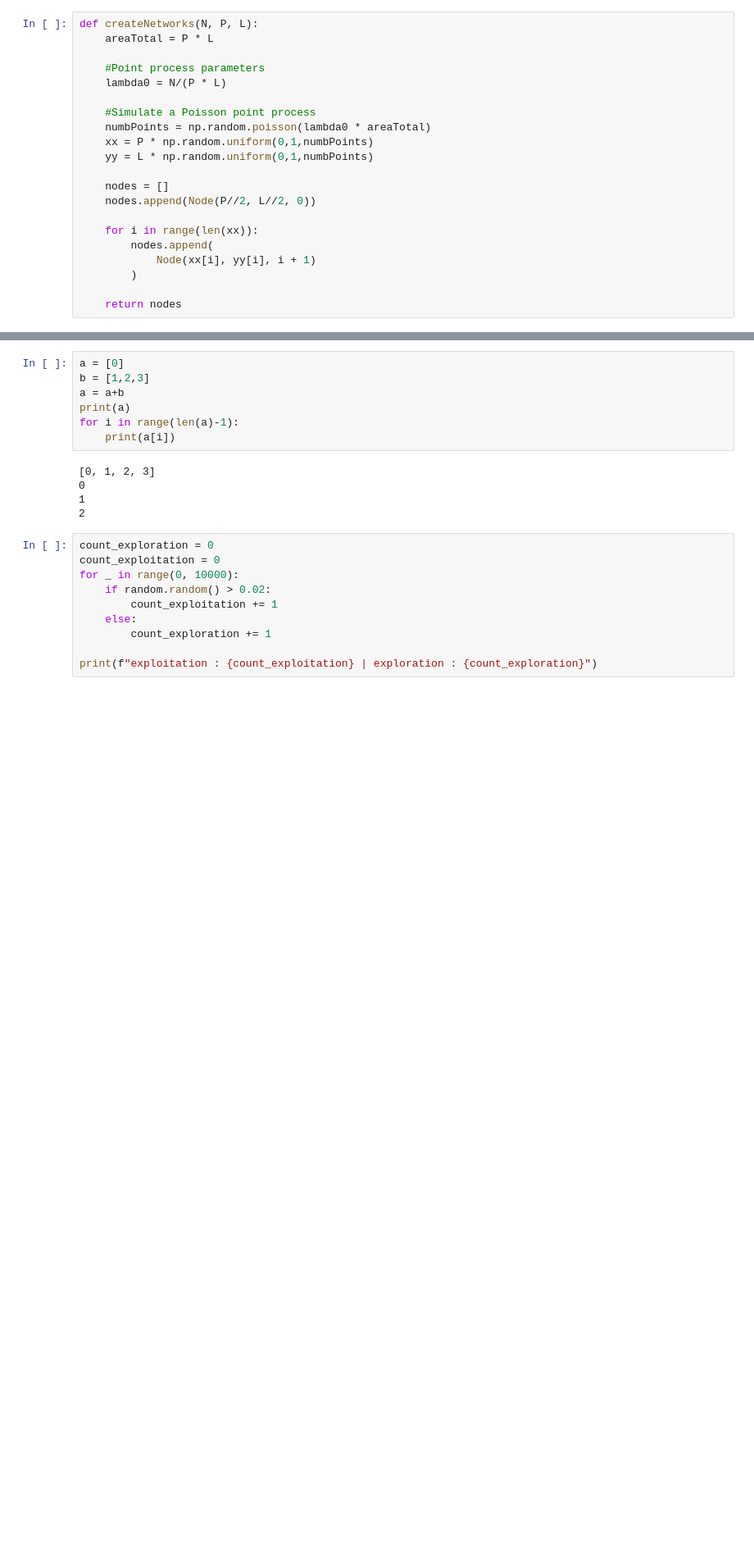
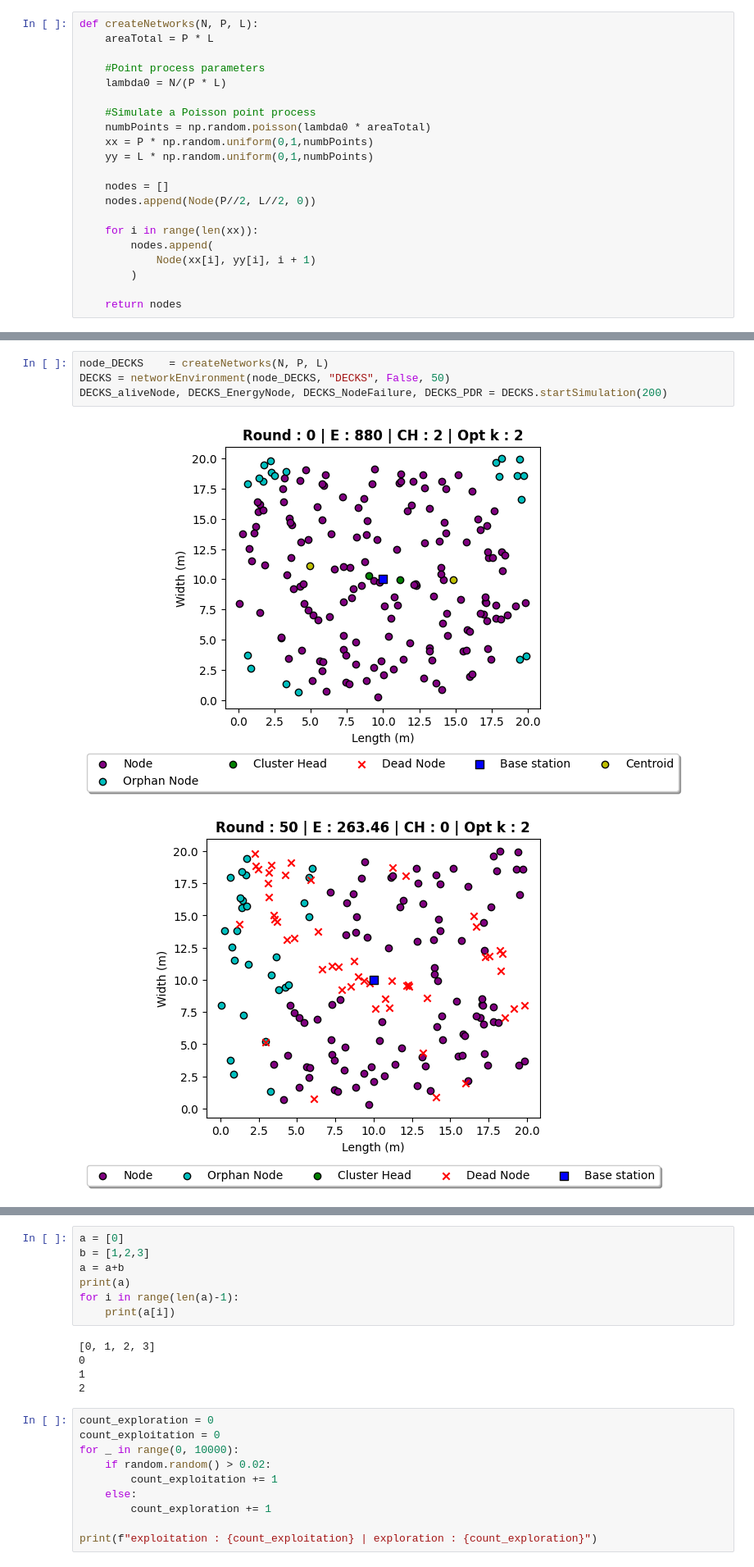
Before and after one commit to BiggusMaximus/Multi-Hop-Q-Learning-LEACH, a Jupyter notebook: code/architecture_v3.ipynb, the cells around one changed output, grey strips where cells are left out. Shown at 82% size. Cells and saved outputs as stored; diff of their text form; blank space fills up the shorter version.

```diff
--- a/code/architecture_v3.ipynb
+++ b/code/architecture_v3.ipynb
@@ -664,0 +810,7 @@ PATH : [25, 1, 0] | node.energy : 0.24167226847603873
+# %%
+node_DECKS    = createNetworks(N, P, L)
+DECKS = networkEnvironment(node_DECKS, "DECKS", False, 50)
+DECKS_aliveNode, DECKS_EnergyNode, DECKS_NodeFailure, DECKS_PDR = DECKS.startSimulation(200)
+# %% [output]
+[figure, added]
+[figure, added]
```
Also changed, not shown: parts of 13 cells of this notebook, 5 other files.
